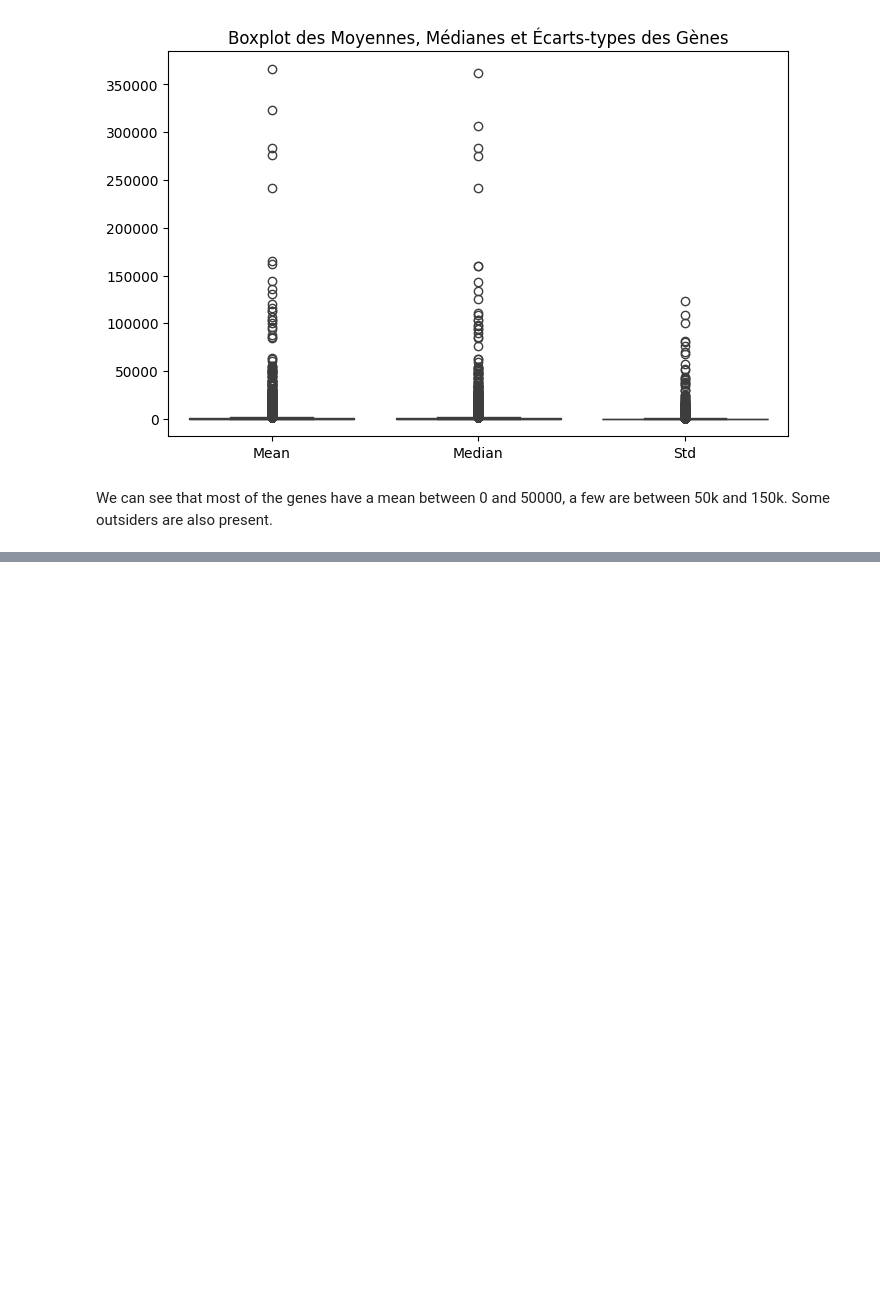
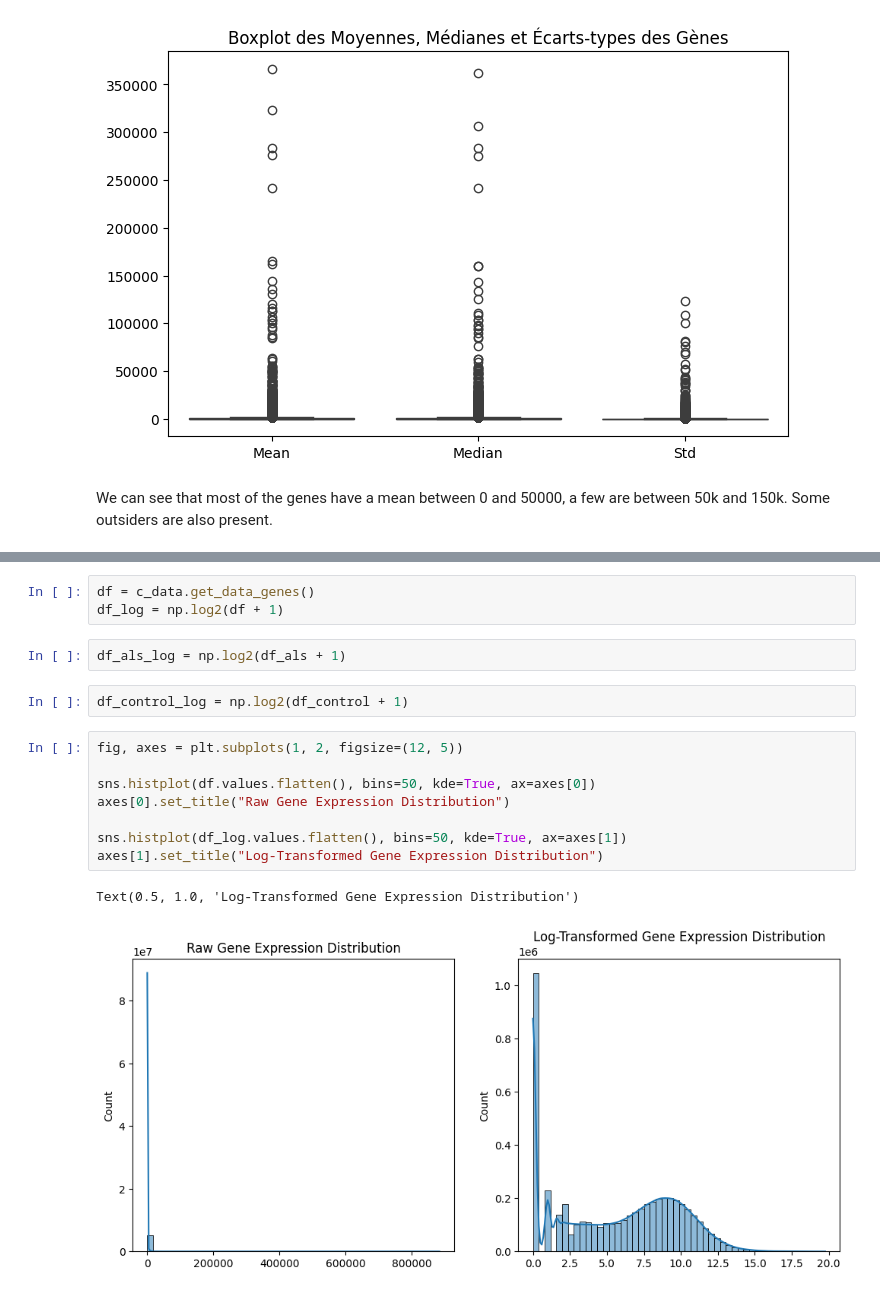
Before and after one commit to lenorabuggenhoudt/BioInfo, a Jupyter notebook: data_extraction.ipynb, the cells around one changed output, grey strips where cells are left out. Cells and saved outputs as stored; diff of their text form; blank space fills up the shorter version.

```diff
--- a/data_extraction.ipynb
+++ b/data_extraction.ipynb
@@ -810,0 +870,18 @@ plt.show()
+# %%
+df = c_data.get_data_genes()
+df_log = np.log2(df + 1)
+# %%
+df_als_log = np.log2(df_als + 1)
+# %%
+df_control_log = np.log2(df_control + 1)
+# %%
+fig, axes = plt.subplots(1, 2, figsize=(12, 5))
+
+sns.histplot(df.values.flatten(), bins=50, kde=True, ax=axes[0])
+axes[0].set_title("Raw Gene Expression Distribution")
+
+sns.histplot(df_log.values.flatten(), bins=50, kde=True, ax=axes[1])
+axes[1].set_title("Log-Transformed Gene Expression Distribution")
+# %% [output]
+Text(0.5, 1.0, 'Log-Transformed Gene Expression Distribution')
+[figure, added]
```
Also changed, not shown: parts of 16 cells of this notebook.
